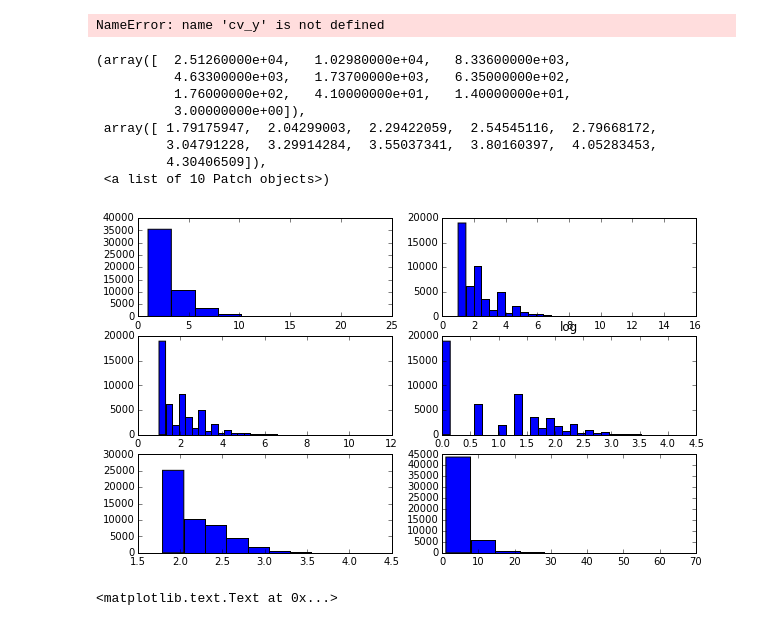
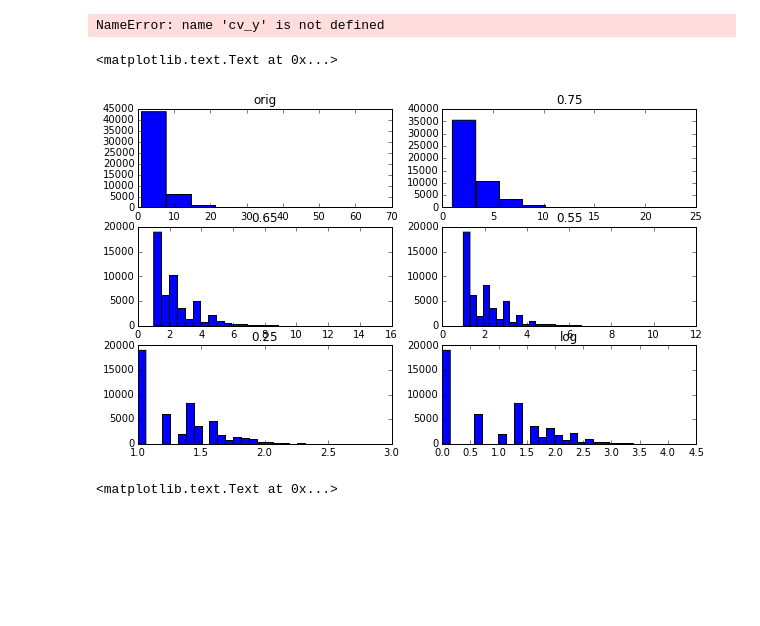
Before and after one commit to Bekbolatov/kaggle, a Jupyter notebook: events/theano/xgboost_liberty_stack.ipynb, the cells around one changed output. Drawn from its saved outputs; the diff is of its cells as text; code cells hidden in the pictures; blank space fills up the shorter version.

```diff
--- a/events/theano/xgboost_liberty_stack.ipynb
+++ b/events/theano/xgboost_liberty_stack.ipynb
@@ -167,36 +167,40 @@ np.repeat(0.0,5), np.zeros(5)
 # %%
 rows = 3
 cols = 2
-i = 0
+i = 1
+
 plt.subplot(rows,cols,i)
 i = i + 1
 plt.hist(dat_y)
+plt.title("orig")
+
 plt.subplot(rows,cols,i)
 i = i + 1
 plt.hist(dat_y ** 0.75)
+plt.title("0.75")
+
 plt.subplot(rows,cols,i)
 i = i + 1
 plt.hist(dat_y ** 0.65, 30)
+plt.title("0.65")
+
 plt.subplot(rows,cols,i)
 i = i + 1
 plt.hist(dat_y ** 0.55, 30)
+plt.title("0.55")
+
+plt.subplot(rows,cols,i)
+i = i + 1
+plt.hist(dat_y ** 0.25, 30)
+plt.title("0.25")
+
 plt.subplot(rows,cols,i)
 i = i + 1
 plt.hist(np.log(dat_y), 30)
 plt.title("log")
-plt.subplot(rows,cols,i)
-i = i + 1
-plt.hist(np.log(dat_y + 5))
 # %% [output]
-(array([  2.51260000e+04,   1.02980000e+04,   8.33600000e+03,
-          4.63300000e+03,   1.73700000e+03,   6.35000000e+02,
-          1.76000000e+02,   4.10000000e+01,   1.40000000e+01,
-          3.00000000e+00]),
- array([ 1.79175947,  2.04299003,  2.29422059,  2.54545116,  2.79668172,
-         3.04791228,  3.29914284,  3.55037341,  3.80160397,  4.05283453,
-         4.30406509]),
- <a list of 10 Patch objects>)
+<matplotlib.text.Text at 0x...>
-[figure, old version]
+[figure, new version]
 # %%
 xs = np.linspace(1.0, 65, 100)
 plt.subplot(2, 2, 1)
```
Also changed, not shown: 6 other files.
